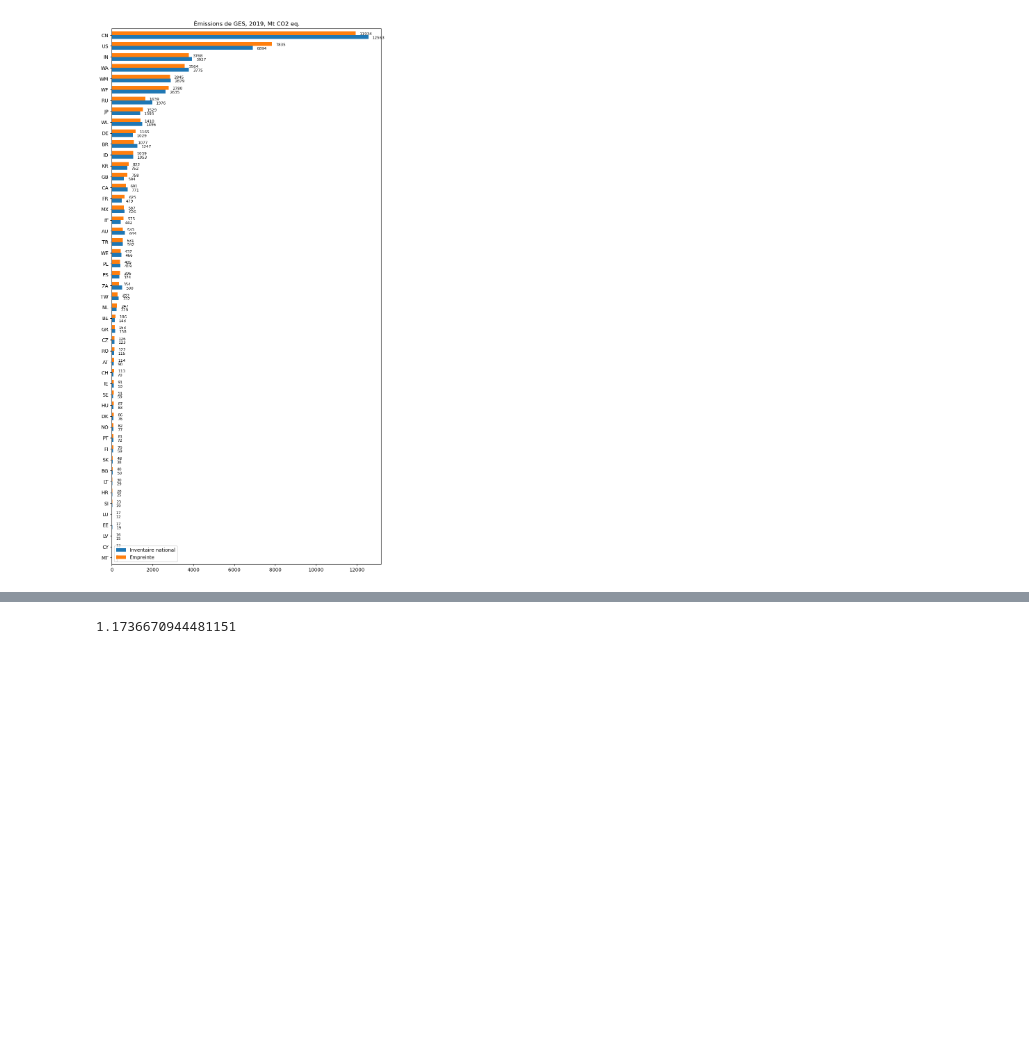
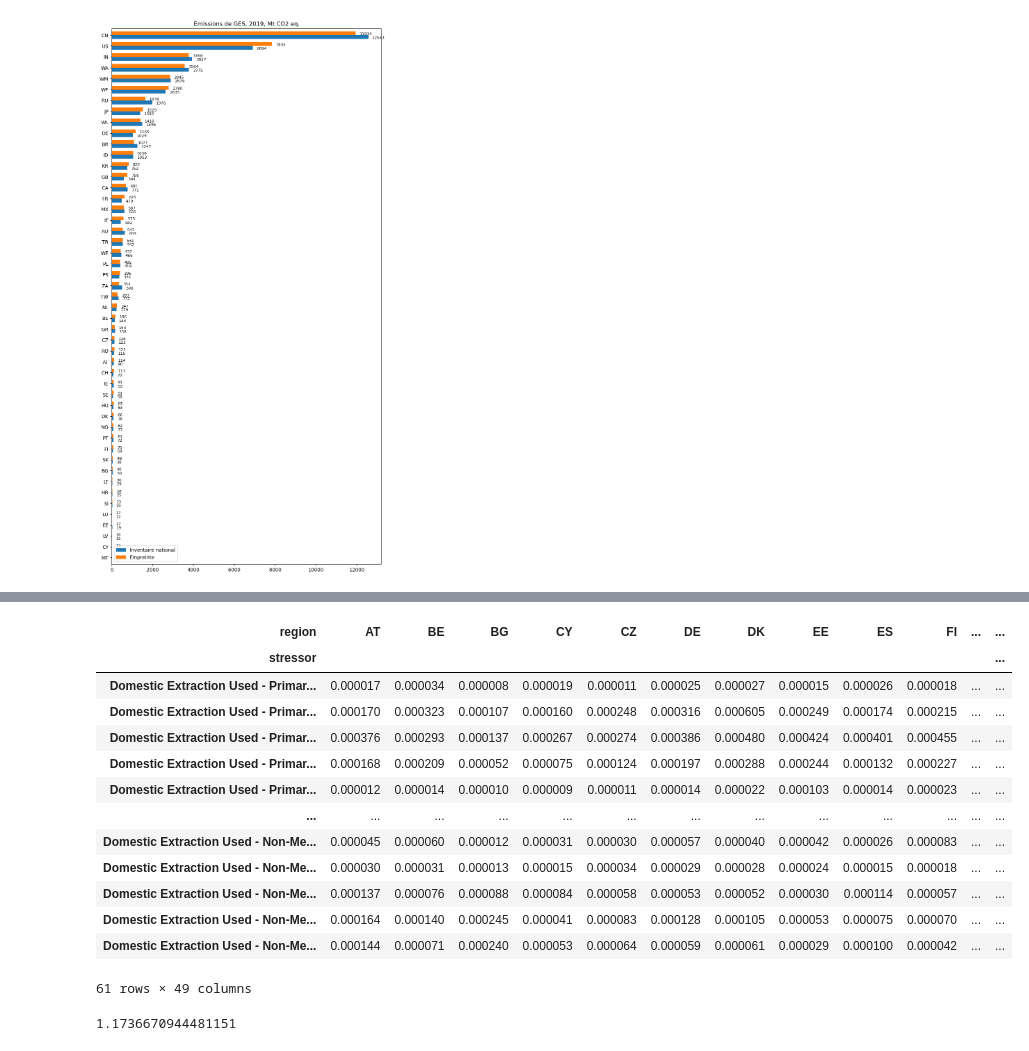
Before and after one commit to thomasgibon/io-footprinting, a Jupyter notebook: miniprojet_mines/1_introduction_structure_IO.ipynb, the cells around one changed output, grey strips where cells are left out. Saved outputs shown, nothing was run; the diff lists cells and outputs as text; code cells hidden in the pictures; blank space fills up the shorter version.

```diff
--- a/miniprojet_mines/1_introduction_structure_IO.ipynb
+++ b/miniprojet_mines/1_introduction_structure_IO.ipynb
@@ -1005,3 +1151,20 @@ Groupe 26: inventaire vs. empreinte
+# %%
+io.material.D_cba_cap
+# %% [output]
+| region | AT | BE | BG | CY | CZ | DE | DK | EE | ES | FI | ... | ... |
+| stressor |  |  |  |  |  |  |  |  |  |  |  | ... |
+| Domestic Extraction Used - Primar... | 0.000017 | 0.000034 | 0.000008 | 0.000019 | 0.000011 | 0.000025 | 0.000027 | 0.000015 | 0.000026 | 0.000018 | ... | ... |
+| Domestic Extraction Used - Primar... | 0.000170 | 0.000323 | 0.000107 | 0.000160 | 0.000248 | 0.000316 | 0.000605 | 0.000249 | 0.000174 | 0.000215 | ... | ... |
+| Domestic Extraction Used - Primar... | 0.000376 | 0.000293 | 0.000137 | 0.000267 | 0.000274 | 0.000386 | 0.000480 | 0.000424 | 0.000401 | 0.000455 | ... | ... |
+| Domestic Extraction Used - Primar... | 0.000168 | 0.000209 | 0.000052 | 0.000075 | 0.000124 | 0.000197 | 0.000288 | 0.000244 | 0.000132 | 0.000227 | ... | ... |
+| Domestic Extraction Used - Primar... | 0.000012 | 0.000014 | 0.000010 | 0.000009 | 0.000011 | 0.000014 | 0.000022 | 0.000103 | 0.000014 | 0.000023 | ... | ... |
+| ... | ... | ... | ... | ... | ... | ... | ... | ... | ... | ... | ... | ... |
+| Domestic Extraction Used - Non-Me... | 0.000045 | 0.000060 | 0.000012 | 0.000031 | 0.000030 | 0.000057 | 0.000040 | 0.000042 | 0.000026 | 0.000083 | ... | ... |
+| Domestic Extraction Used - Non-Me... | 0.000030 | 0.000031 | 0.000013 | 0.000015 | 0.000034 | 0.000029 | 0.000028 | 0.000024 | 0.000015 | 0.000018 | ... | ... |
+| Domestic Extraction Used - Non-Me... | 0.000137 | 0.000076 | 0.000088 | 0.000084 | 0.000058 | 0.000053 | 0.000052 | 0.000030 | 0.000114 | 0.000057 | ... | ... |
+| Domestic Extraction Used - Non-Me... | 0.000164 | 0.000140 | 0.000245 | 0.000041 | 0.000083 | 0.000128 | 0.000105 | 0.000053 | 0.000075 | 0.000070 | ... | ... |
+| Domestic Extraction Used - Non-Me... | 0.000144 | 0.000071 | 0.000240 | 0.000053 | 0.000064 | 0.000059 | 0.000061 | 0.000029 | 0.000100 | 0.000042 | ... | ... |
+61 rows × 49 columns
 # %%
 GWP_to_use.dot(io.satellite.F_Y['LU']).sum()*1e-9
 # %% [output]
```
Also changed, not shown: parts of 34 cells of this notebook.
